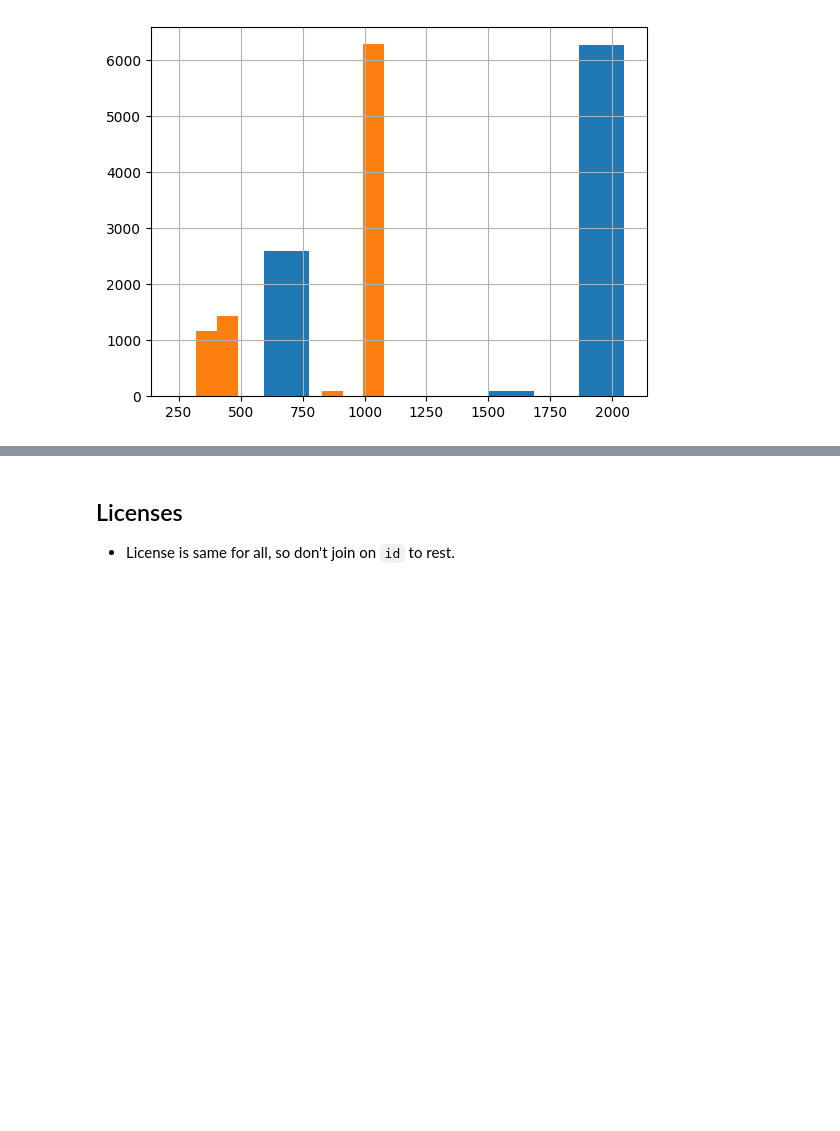
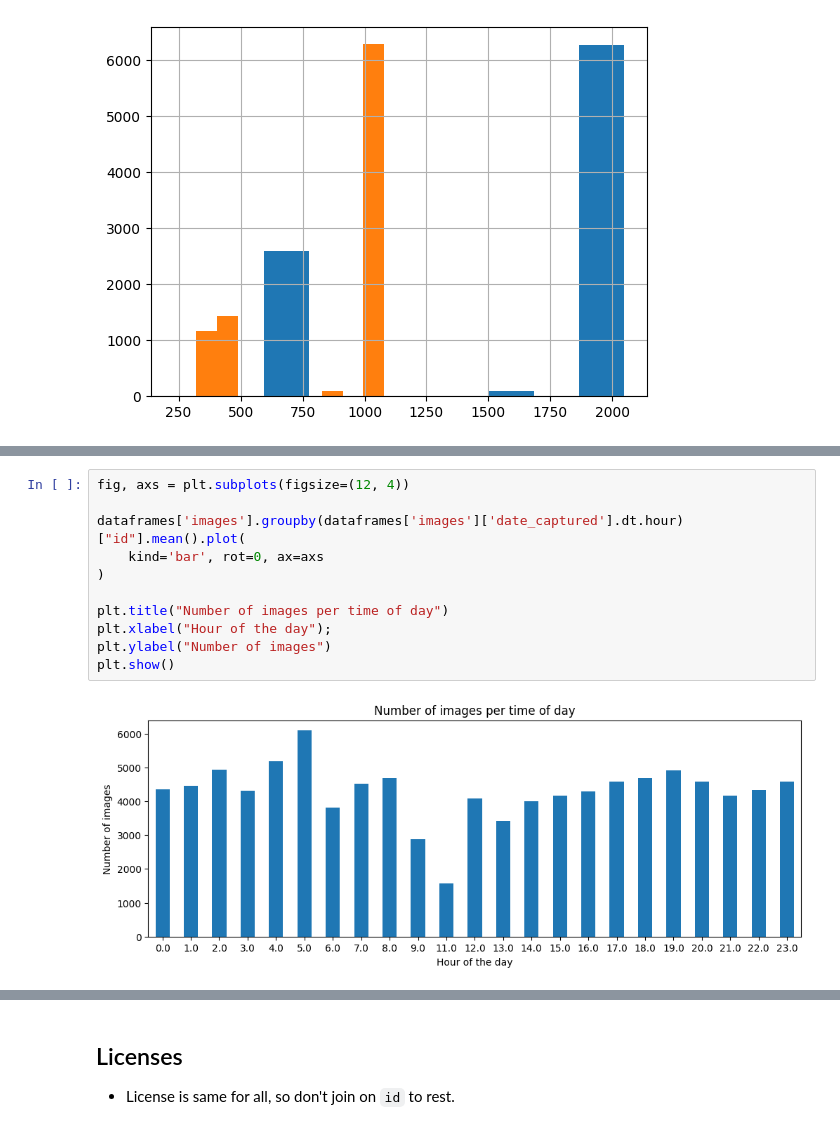
Before and after one commit to JulianaGomez/fathomnet2025, a Jupyter notebook: eda_jgc.ipynb, the cells around one changed output, grey strips where cells are left out. Cells and saved outputs as stored; diff of their text form; blank space fills up the shorter version.

Commit message:
Kaggle Notebook | eda_fathomnet.ipynb | Version 8 | plot time distribution

```diff
--- a/eda_jgc.ipynb
+++ b/eda_jgc.ipynb
@@ -175,0 +156,13 @@ dataframes['images']['height'].hist()
+# %%
+fig, axs = plt.subplots(figsize=(12, 4))
+
+dataframes['images'].groupby(dataframes['images']['date_captured'].dt.hour)["id"].mean().plot(
+    kind='bar', rot=0, ax=axs
+)
+
+plt.title("Number of images per time of day")
+plt.xlabel("Hour of the day");
+plt.ylabel("Number of images")
+plt.show()
+# %% [output]
+[figure, added]
```
Also changed, not shown: parts of 20 cells of this notebook.
